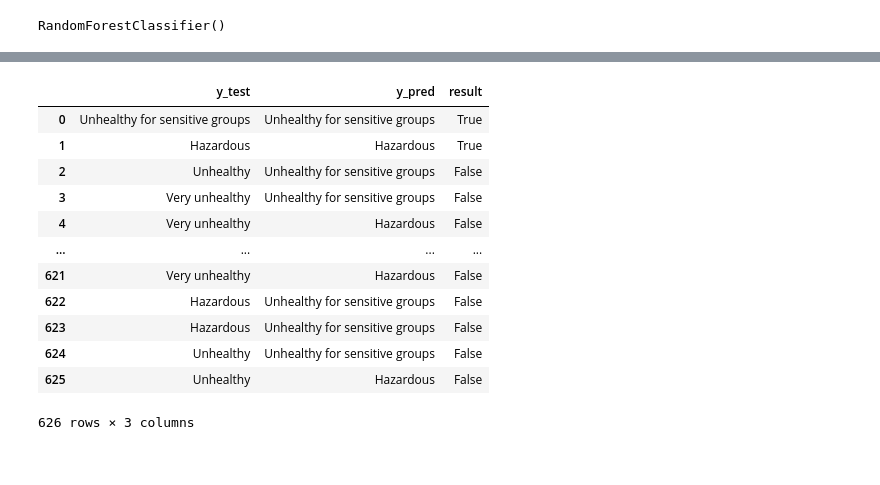
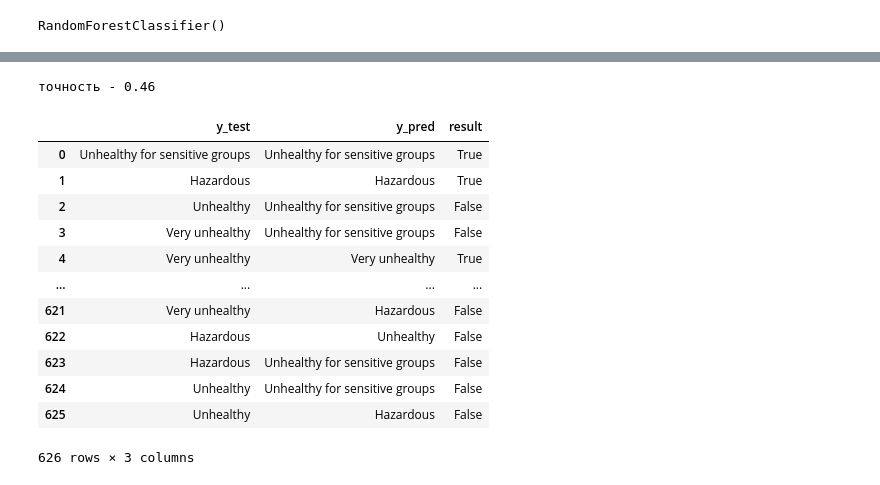
Before and after one commit to petrovalina93/diploma, a Jupyter notebook: diploma.ipynb, the cells around one changed output, grey strips where cells are left out. Saved outputs shown, nothing was run; the diff lists cells and outputs as text; code cells hidden in the pictures.

```diff
--- a/diploma.ipynb
+++ b/diploma.ipynb
@@ -1516,0 +1686,3 @@ from sklearn.model_selection import GridSearchCV
+# %%
+knn_grid = GridSearchCV(knn, param_grid, cv=5, scoring='accuracy')
+knn_grid.fit(X_train, y_class_train)
@@ -1518,13 +1717,12 @@ from sklearn.model_selection import GridSearchCV
 model = rfc
 # %%
 parameters = {
-    'n_estimators': [50, 100, 150, 200, 250],
-    'max_depth': [1,2,3,4],
-    'max_features': [9, 11, 13, 15, 17, 19]
+    'n_estimators': [100, 150, 200, 300], 'criterion': ['gini', 'entropy'],
+    'max_depth': [None, 1,2,3,4], 'max_features': ['auto', 'sqrt', 'log2'],
 }
 # %%
 rfc_grid = GridSearchCV(model, param_grid = parameters, scoring = 'accuracy', cv = 5)
 # %%
-rfc_grid.fit(X_class_train, y_class_train)
+rfc_grid.fit(X_train, y_class_train)
 # %% [output]
 GridSearchCV(cv=5, estimator=RandomForestClassifier(),
@@ -1547,4 +1742,9 @@ y_pred_train = rfc_grid.predict(X_class_train)
 # %%
 # посмотрим и визуализируем прогноз для тестовой выборки
 # %%
-y_pred = rfc_grid.predict(X_class_test)
+y_pred_grid = rfc_grid.predict(X_test)
+# %%
+f1_score_rfc_grid = f1_score(y_class_test, y_pred_grid, average='micro')
+print('точность - %0.2f' % f1_score_rfc_grid)
+# %% [output]
+точность - 0.46
@@ -1551,16 +1753,16 @@ y_pred = rfc_grid.predict(X_class_test)
 # %%
-results_grid = pd.DataFrame(zip(y_class_test, y_pred, y_class_test == y_pred), columns = ['y_test', 'y_pred', 'result'])
+results_grid = pd.DataFrame(zip(y_class_test, y_pred_grid, y_class_test == y_pred_grid), columns = ['y_test', 'y_pred', 'result'])
 results_grid
 # %% [output]
 |  | y_test | y_pred | result |
 | 0 | Unhealthy for sensitive groups | Unhealthy for sensitive groups | True |
 | 1 | Hazardous | Hazardous | True |
 | 2 | Unhealthy | Unhealthy for sensitive groups | False |
 | 3 | Very unhealthy | Unhealthy for sensitive groups | False |
-| 4 | Very unhealthy | Hazardous | False |
+| 4 | Very unhealthy | Very unhealthy | True |
 | ... | ... | ... | ... |
 | 621 | Very unhealthy | Hazardous | False |
-| 622 | Hazardous | Unhealthy for sensitive groups | False |
+| 622 | Hazardous | Unhealthy | False |
 | 623 | Hazardous | Unhealthy for sensitive groups | False |
 | 624 | Unhealthy | Unhealthy for sensitive groups | False |
 | 625 | Unhealthy | Hazardous | False |
```
Also changed, not shown: parts of 128 cells of this notebook.
